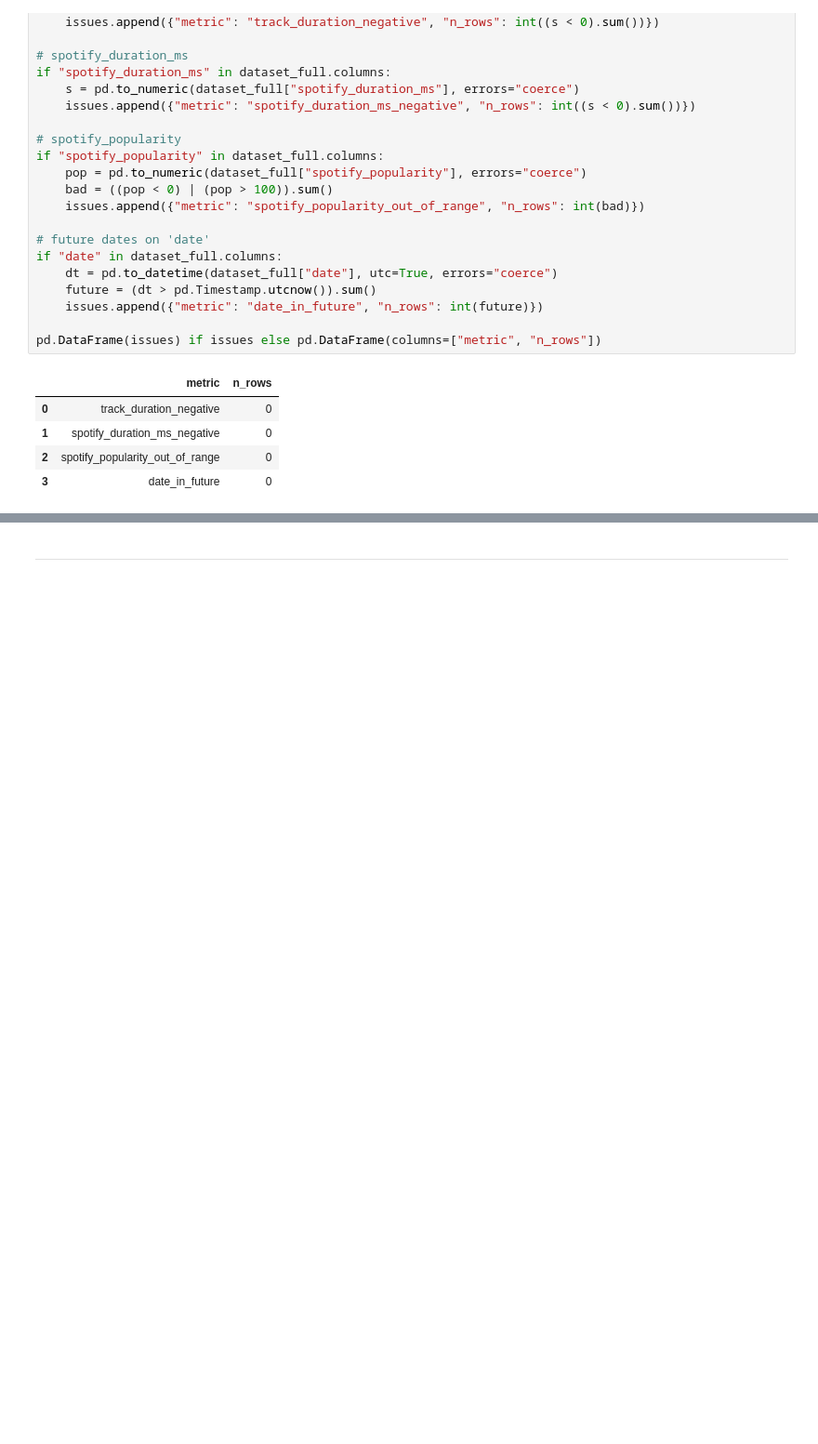
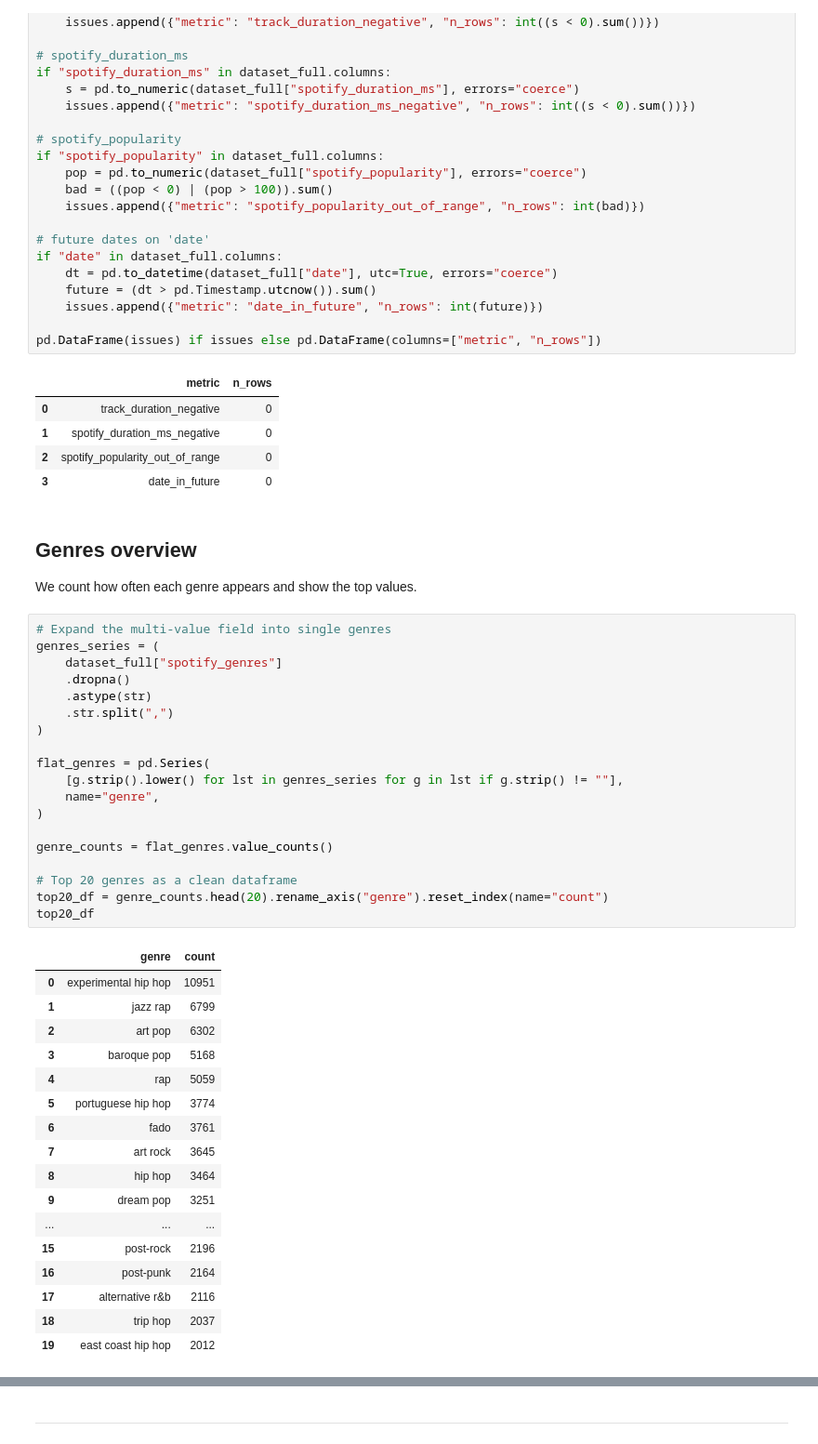
Before and after one commit to Tyainss/song-of-the-week, a Jupyter notebook: notebooks/00_eda.ipynb, the cells around one changed output, grey strips where cells are left out. Shown: that part at 93% size. Drawn from its saved outputs; the diff is of its cells as text; blank space fills up the shorter version.

```diff
--- a/notebooks/00_eda.ipynb
+++ b/notebooks/00_eda.ipynb
@@ -226,3 +227,43 @@ pd.DataFrame(issues) if issues else pd.DataFrame(columns=["metric", "n_rows"])
 | 1 | spotify_duration_ms_negative | 0 |
 | 2 | spotify_popularity_out_of_range | 0 |
 | 3 | date_in_future | 0 |
+# %% [markdown]
+## Genres overview
+We count how often each genre appears and show the top values.
+# %%
+# Expand the multi-value field into single genres
+genres_series = (
+    dataset_full["spotify_genres"]
+    .dropna()
+    .astype(str)
+    .str.split(",")
+)
+
+flat_genres = pd.Series(
+    [g.strip().lower() for lst in genres_series for g in lst if g.strip() != ""],
+    name="genre",
+)
+
+genre_counts = flat_genres.value_counts()
+
+# Top 20 genres as a clean dataframe
+top20_df = genre_counts.head(20).rename_axis("genre").reset_index(name="count")
+top20_df
+# %% [output]
+|  | genre | count |
+| 0 | experimental hip hop | 10951 |
+| 1 | jazz rap | 6799 |
+| 2 | art pop | 6302 |
+| 3 | baroque pop | 5168 |
+| 4 | rap | 5059 |
+| 5 | portuguese hip hop | 3774 |
+| 6 | fado | 3761 |
+| 7 | art rock | 3645 |
+| 8 | hip hop | 3464 |
+| 9 | dream pop | 3251 |
+| ... | ... | ... |
+| 15 | post-rock | 2196 |
+| 16 | post-punk | 2164 |
+| 17 | alternative r&b | 2116 |
+| 18 | trip hop | 2037 |
+| 19 | east coast hip hop | 2012 |
```
Also changed, not shown: parts of 9 cells of this notebook.
